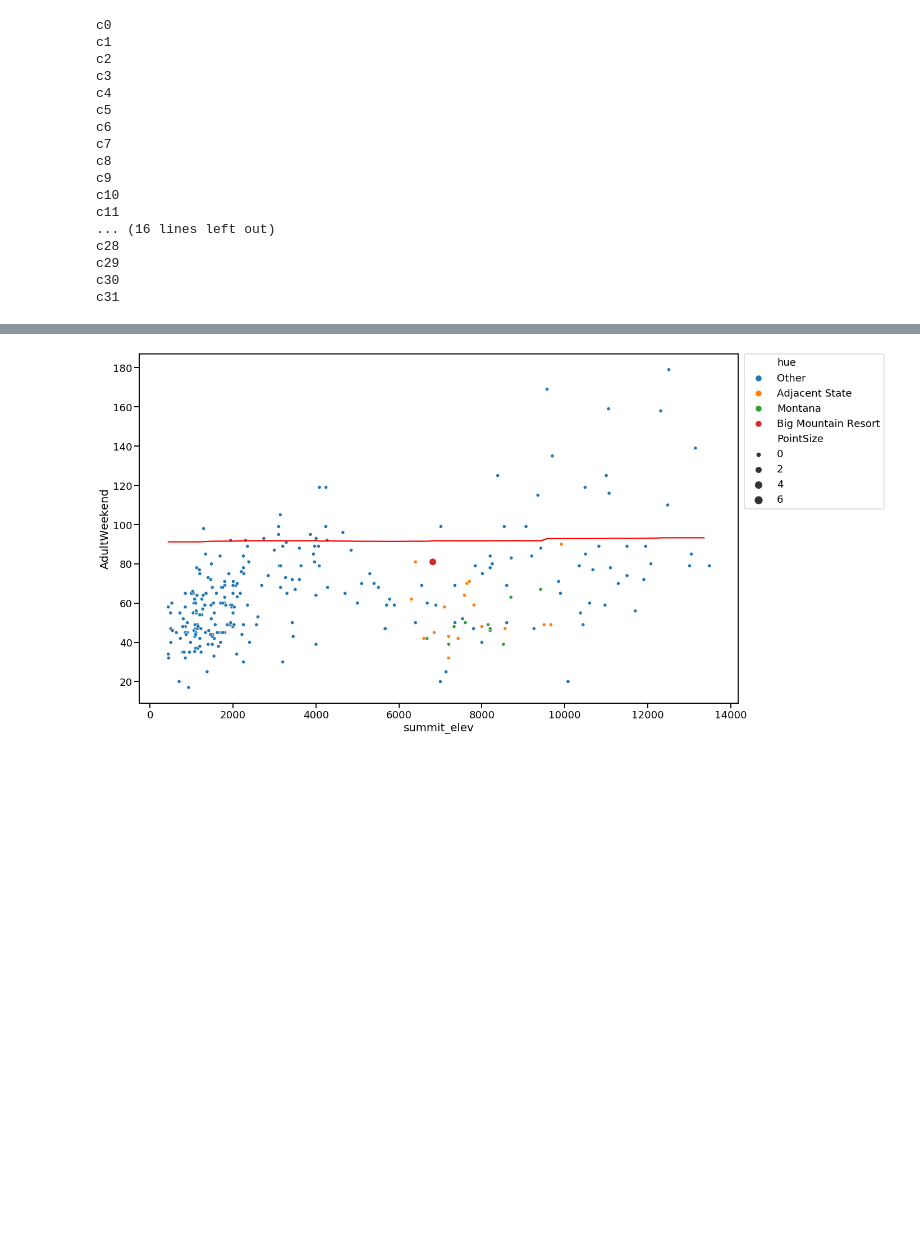
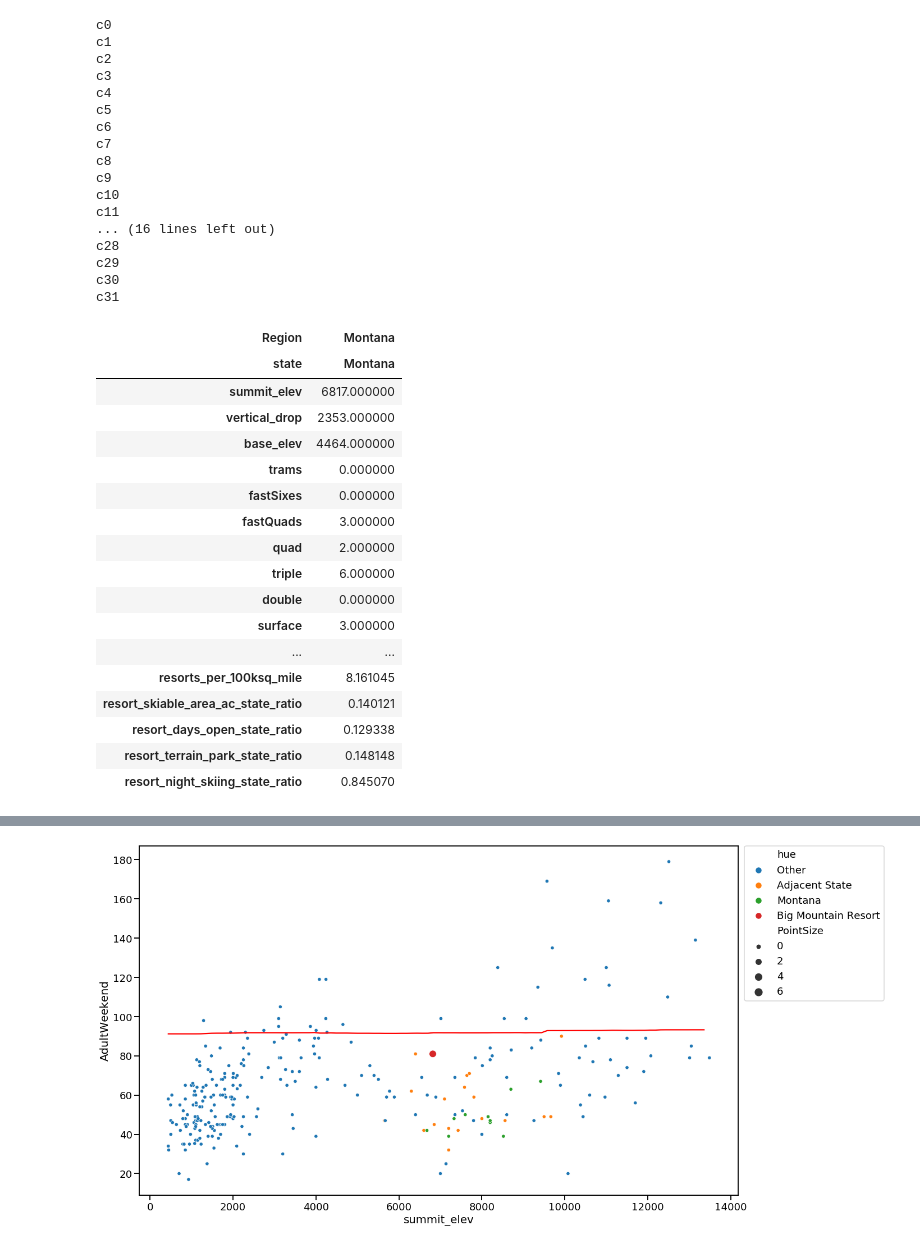
Before and after one commit to Smithright/Springboard, a Jupyter notebook: DataScienceGuidedCapstone-master/Step Six - Presentation Prep/06_presentation.ipynb, the cells around one changed output, grey strips where cells are left out. Cells and saved outputs as stored; diff of their text form; code cells hidden in the pictures; blank space fills up the shorter version.

```diff
--- a/DataScienceGuidedCapstone-master/Step Six - Presentation Prep/06_presentation.ipynb
+++ b/DataScienceGuidedCapstone-master/Step Six - Presentation Prep/06_presentation.ipynb
@@ -79,3 +79,24 @@ c28
 c29
 c30
 c31
+# %%
+x_bmr.T
+# %% [output]
+| Region | Montana |
+| state | Montana |
+| summit_elev | 6817.000000 |
+| vertical_drop | 2353.000000 |
+| base_elev | 4464.000000 |
+| trams | 0.000000 |
+| fastSixes | 0.000000 |
+| fastQuads | 3.000000 |
+| quad | 2.000000 |
+| triple | 6.000000 |
+| double | 0.000000 |
+| surface | 3.000000 |
+| ... | ... |
+| resorts_per_100ksq_mile | 8.161045 |
+| resort_skiable_area_ac_state_ratio | 0.140121 |
+| resort_days_open_state_ratio | 0.129338 |
+| resort_terrain_park_state_ratio | 0.148148 |
+| resort_night_skiing_state_ratio | 0.845070 |
```
Also changed, not shown: parts of 2 cells of this notebook, 1 other file.
